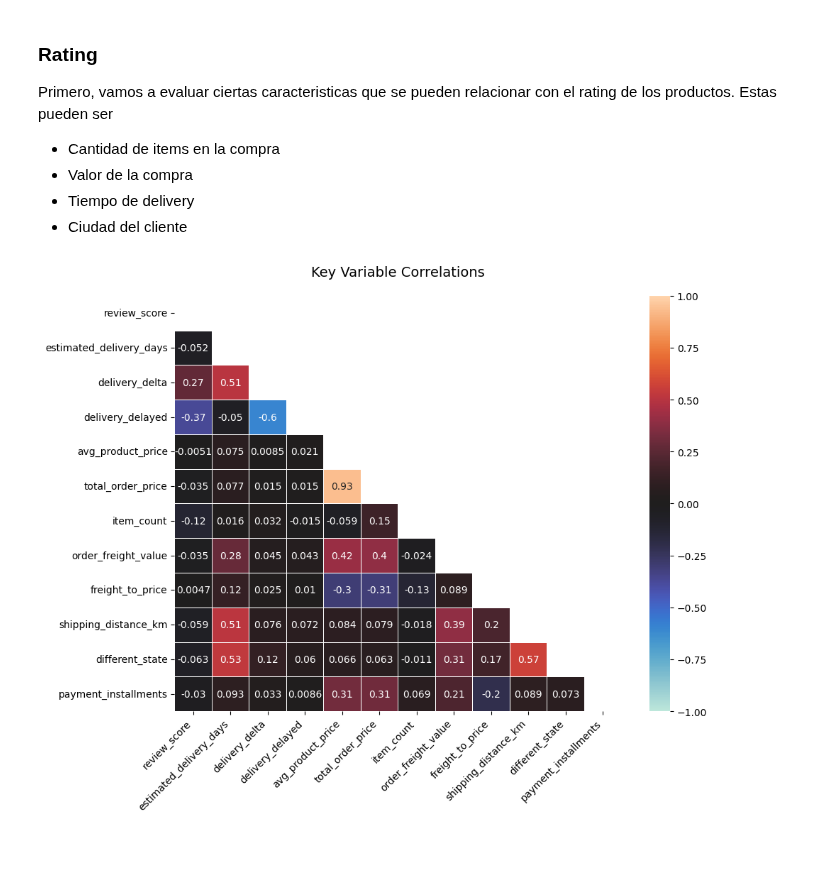
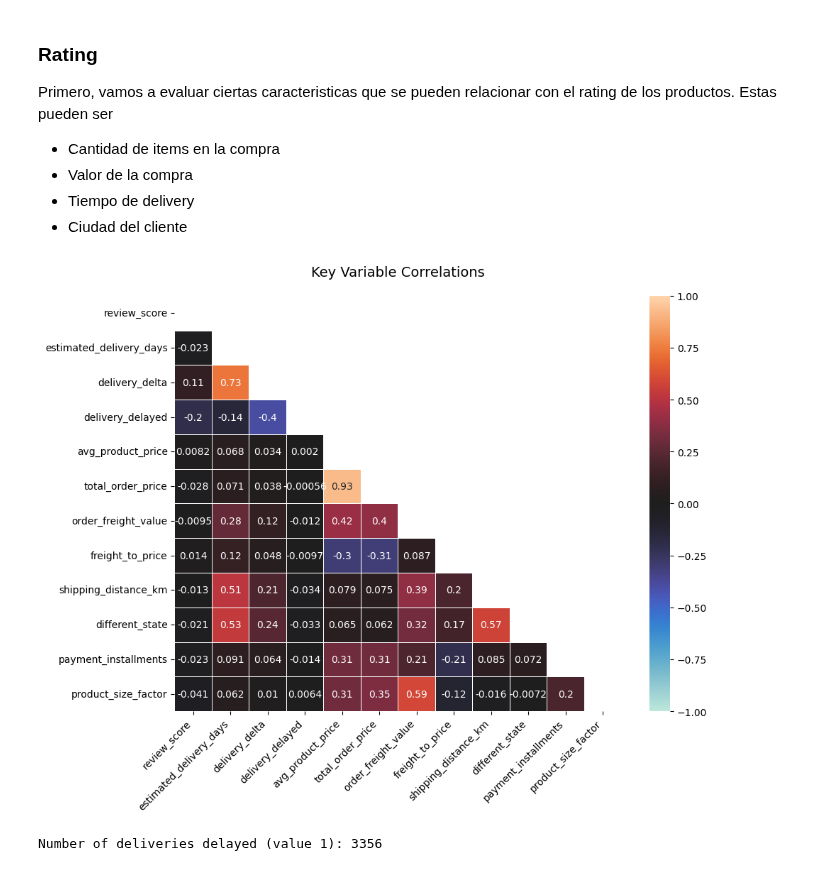
Before and after one commit to JoaquinCampos22155/proyecto3_Mineria, a Jupyter notebook: ReporteEDA.ipynb, the cells around one changed output. Saved outputs shown, nothing was run; the diff lists cells and outputs as text; code cells hidden in the pictures.

```diff
--- a/ReporteEDA.ipynb
+++ b/ReporteEDA.ipynb
@@ -891,0 +895,24 @@ orders_dataset.head(20)
+# %%
+size_vars = ['avg_product_weight', 'total_order_weight_g',
+             'avg_product_volume_cm3', 'total_order_volume_cm3']
+
+available_size_vars = [col for col in size_vars if col in orders_dataset.columns]
+
+if len(available_size_vars) >= 2:
+    size_data = orders_dataset[available_size_vars].copy()
+
+    size_data = size_data.fillna(size_data.median())
+
+    scaler = RobustScaler()
+    size_data_scaled = scaler.fit_transform(size_data)
+
+    pca = PCA(n_components=1)
+    product_size_factor = pca.fit_transform(size_data_scaled)
+
+    orders_dataset['product_size_factor'] = product_size_factor
+
+    print(f"Product size factor explains {pca.explained_variance_ratio_[0]*100:.2f}% of variance")
+
+orders_dataset.drop(columns=size_vars, inplace=True)
+
+orders_dataset.drop(columns=['split_payments'], inplace=True)
@@ -931,6 +958,14 @@ orders_dataset.to_csv('dataset/cleaned_orders.csv', index=False)
 | 18 | 27 | 13 | 14 | 0 | 76.00 | ... |
 | 19 | 9 | 21 | -12 | 1 | 109.90 | ... |
 | 20 | 13 | 4 | 9 | 0 | 79.99 | ... |
+# %%
+Q1 = orders_dataset['delivery_days'].quantile(0.25)
+Q3 = orders_dataset['delivery_days'].quantile(0.75)
+IQR = Q3 - Q1
+lower = Q1 - 1.5 * IQR
+upper = Q3 + 1.5 * IQR
+
+orders_dataset = orders_dataset[(orders_dataset['delivery_days'] >= lower) & (orders_dataset['delivery_days'] <= upper)]
 # %% [markdown]
 ## Análisis de correlación de características
 # %% [markdown]
@@ -945,34 +980,41 @@ Primero, vamos a evaluar ciertas caracteristicas que se pueden relacionar con el
 # %%
 focus_cols = [
     'review_score', 'estimated_delivery_days', 'delivery_delta', 'delivery_delayed',
-    'avg_product_price', 'total_order_price', 'item_count', 'order_freight_value', 'freight_to_price',
+    'avg_product_price', 'total_order_price', 'order_freight_value', 'freight_to_price',
     'average_product_volume_cm3', 'average_product_weight_g',
-    'shipping_distance_km', 'different_state', 'payment_installments'
+    'shipping_distance_km', 'different_state', 'payment_installments', 'product_size_factor'
 ]
 
 # Filter to only columns that actually exist
 valid_cols = [col for col in focus_cols if col in orders_dataset.columns]
 
 plt.figure(figsize=(10, 8))
 
 # Create mask to hide upper triangle (optional)
 mask = np.triu(np.ones_like(orders_dataset[valid_cols].corr()))
 
 sns.heatmap(
     orders_dataset[valid_cols].corr(),
     annot=True,
     cmap='icefire',
     vmin=-1,
     vmax=1,
-    mask=mask,  # Remove if you want full matrix
+    mask=mask,
     linewidths=0.5,
     annot_kws={"size": 10}
 )
 
 plt.title("Key Variable Correlations", pad=20, fontsize=14)
 plt.xticks(rotation=45, ha='right')
 plt.yticks(rotation=0)
 plt.tight_layout()
 plt.show()
 # %% [output]
-[figure, old version]
+[figure, new version]
+# %%
+# Assuming 'orders_dataset' is your DataFrame
+count_delayed = orders_dataset['delivery_delayed'].sum()
+
+print(f"Number of deliveries delayed (value 1): {count_delayed}")
+# %% [output]
+Number of deliveries delayed (value 1): 3356
```
Also changed, not shown: parts of 9 cells of this notebook, 4 other files.
